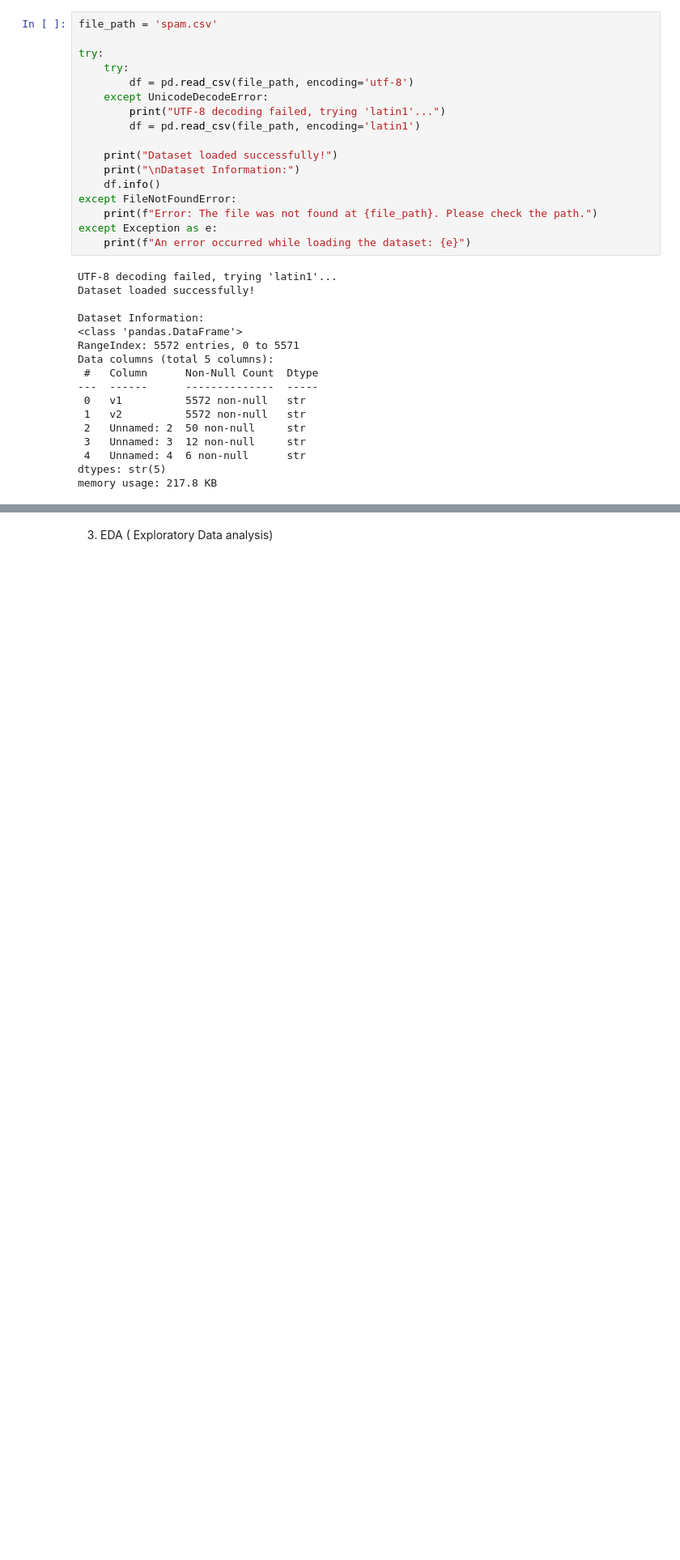
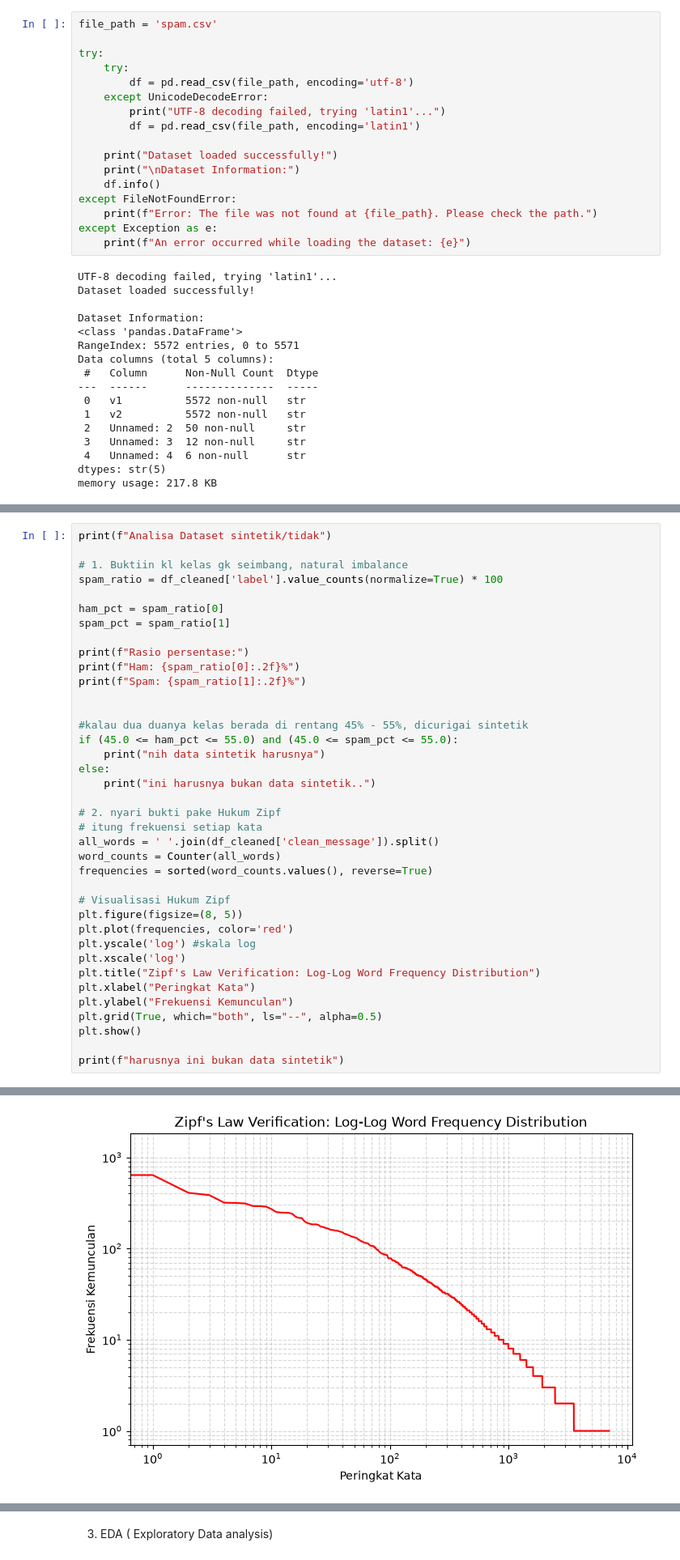
Before and after one commit to ariyaaup/SPHam, a Jupyter notebook: datates.ipynb, the cells around one changed output, grey strips where cells are left out. Shown at 81% size. Drawn from its saved outputs; the diff is of its cells as text; blank space fills up the shorter version.

```diff
--- a/datates.ipynb
+++ b/datates.ipynb
@@ -62,0 +70,39 @@ memory usage: 217.8 KB
+# %%
+print(f"Analisa Dataset sintetik/tidak")
+
+# 1. Buktiin kl kelas gk seimbang, natural imbalance
+spam_ratio = df_cleaned['label'].value_counts(normalize=True) * 100
+
+ham_pct = spam_ratio[0]
+spam_pct = spam_ratio[1]
+
+print(f"Rasio persentase:")
+print(f"Ham: {spam_ratio[0]:.2f}%")
+print(f"Spam: {spam_ratio[1]:.2f}%")
+
+
+#kalau dua duanya kelas berada di rentang 45% - 55%, dicurigai sintetik
+if (45.0 <= ham_pct <= 55.0) and (45.0 <= spam_pct <= 55.0):
+    print("nih data sintetik harusnya")
+else:
+    print("ini harusnya bukan data sintetik..")
+
+# 2. nyari bukti pake Hukum Zipf
+# itung frekuensi setiap kata
+all_words = ' '.join(df_cleaned['clean_message']).split()
+word_counts = Counter(all_words)
+frequencies = sorted(word_counts.values(), reverse=True)
+
+# Visualisasi Hukum Zipf
+plt.figure(figsize=(8, 5))
+plt.plot(frequencies, color='red')
+plt.yscale('log') #skala log
+plt.xscale('log')
+plt.title("Zipf's Law Verification: Log-Log Word Frequency Distribution")
+plt.xlabel("Peringkat Kata")
+plt.ylabel("Frekuensi Kemunculan")
+plt.grid(True, which="both", ls="--", alpha=0.5)
+plt.show()
+
+print(f"harusnya ini bukan data sintetik")
+# %% [output]
@@ -62,0 +114 @@ memory usage: 217.8 KB
+[figure, added]
```
Also changed, not shown: parts of 18 cells of this notebook, 1 other file.
